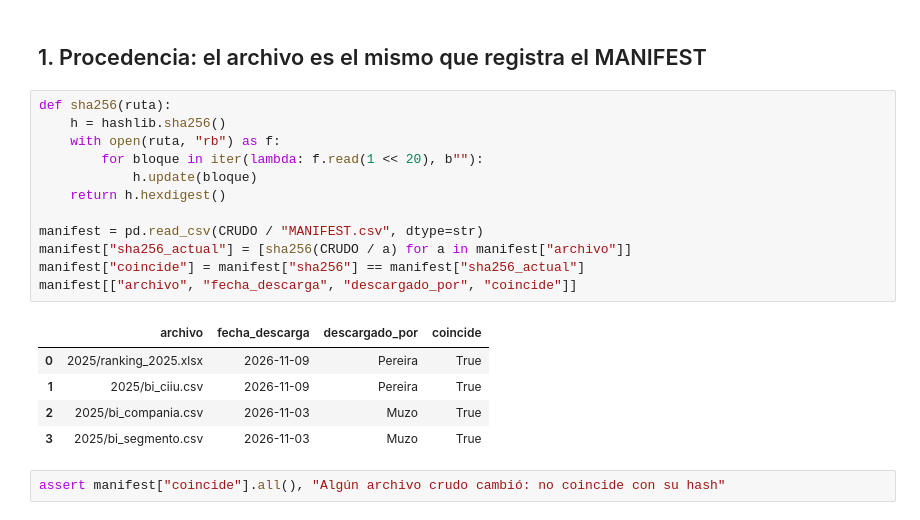
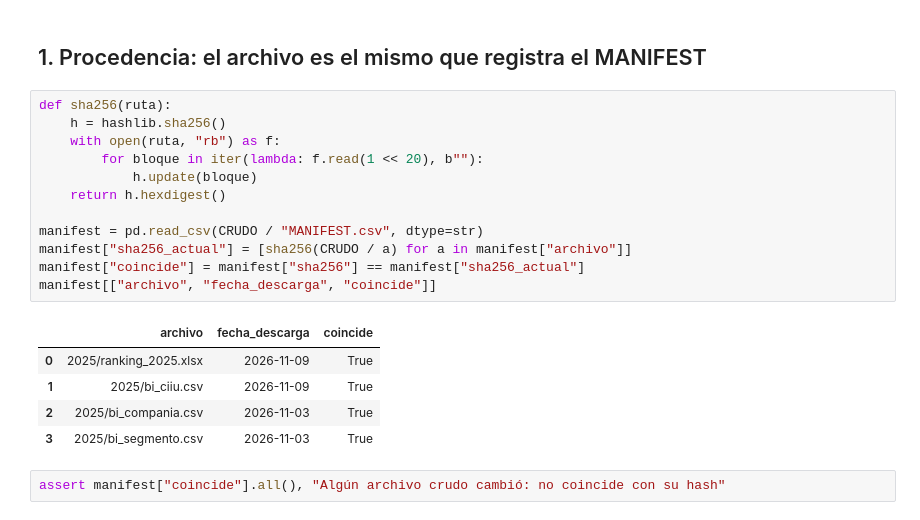
Before and after one commit to alda244/observatorio-epn, a Jupyter notebook: etl/notebooks/01_exploracion_ranking.ipynb, the cells around one changed output. Cells and saved outputs as stored; diff of their text form.

```diff
--- a/etl/notebooks/01_exploracion_ranking.ipynb
+++ b/etl/notebooks/01_exploracion_ranking.ipynb
@@ -35,21 +35,21 @@ pd.set_option("display.float_format", lambda x: f"{x:,.2f}")
 # %%
 def sha256(ruta):
     h = hashlib.sha256()
     with open(ruta, "rb") as f:
         for bloque in iter(lambda: f.read(1 << 20), b""):
             h.update(bloque)
     return h.hexdigest()
 
 manifest = pd.read_csv(CRUDO / "MANIFEST.csv", dtype=str)
 manifest["sha256_actual"] = [sha256(CRUDO / a) for a in manifest["archivo"]]
 manifest["coincide"] = manifest["sha256"] == manifest["sha256_actual"]
-manifest[["archivo", "fecha_descarga", "descargado_por", "coincide"]]
+manifest[["archivo", "fecha_descarga", "coincide"]]
 # %% [output]
-|  | archivo | fecha_descarga | descargado_por | coincide |
-| 0 | 2025/ranking_2025.xlsx | 2026-11-09 | Pereira | True |
-| 1 | 2025/bi_ciiu.csv | 2026-11-09 | Pereira | True |
-| 2 | 2025/bi_compania.csv | 2026-11-03 | Muzo | True |
-| 3 | 2025/bi_segmento.csv | 2026-11-03 | Muzo | True |
+|  | archivo | fecha_descarga | coincide |
+| 0 | 2025/ranking_2025.xlsx | 2026-11-09 | True |
+| 1 | 2025/bi_ciiu.csv | 2026-11-09 | True |
+| 2 | 2025/bi_compania.csv | 2026-11-03 | True |
+| 3 | 2025/bi_segmento.csv | 2026-11-03 | True |
 # %%
 assert manifest["coincide"].all(), "Algún archivo crudo cambió: no coincide con su hash"
 # %% [markdown]
```
Also changed, not shown: parts of 1 cell of this notebook, 13 other files.
